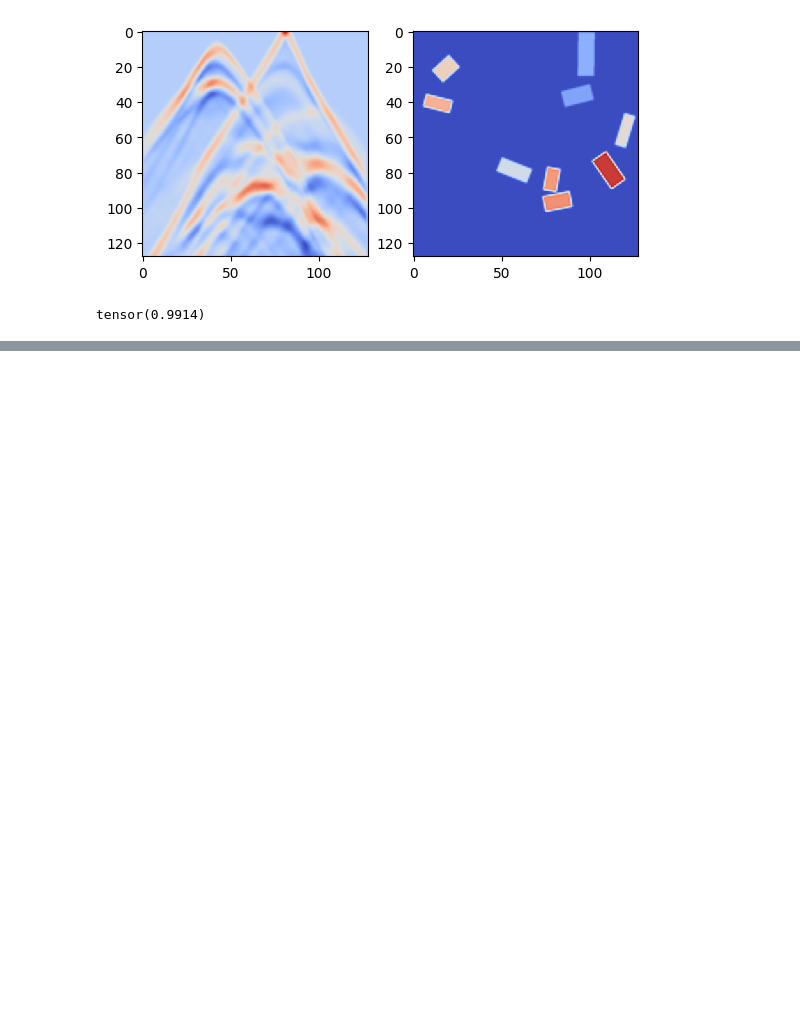
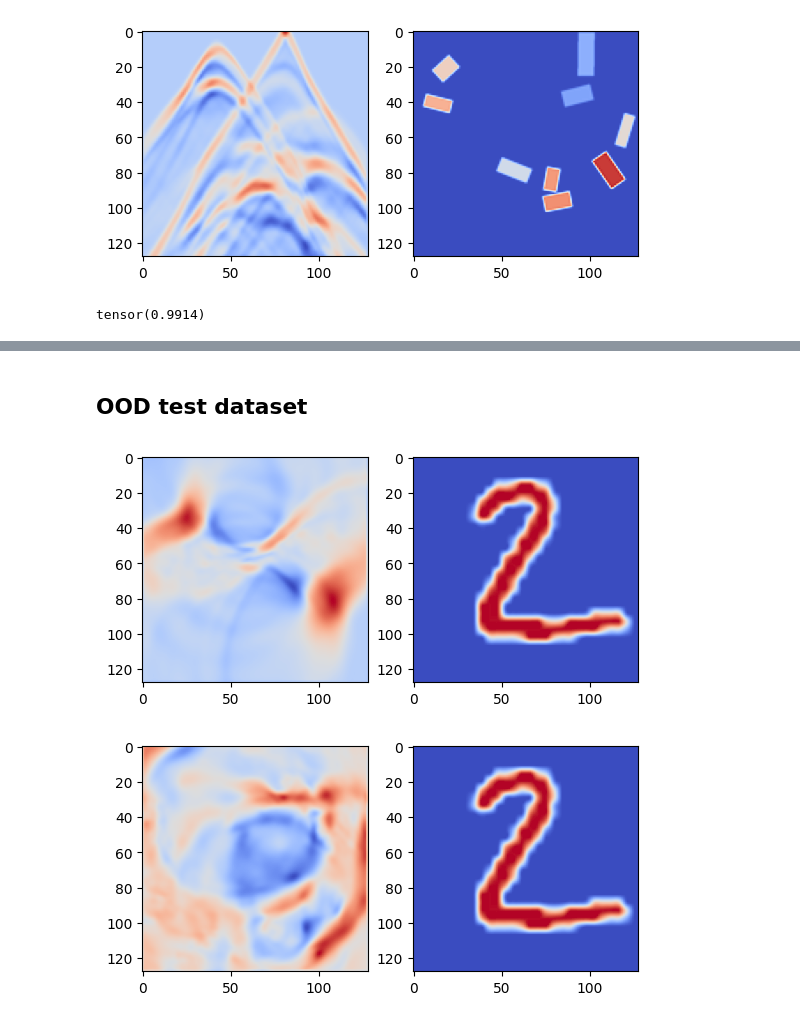
Before and after one commit to wavebench/wavebench, a Jupyter notebook: notebooks/demo-dataloaders-time-varying.ipynb, the cells around one changed output, grey strips where cells are left out. Saved outputs shown, nothing was run; the diff lists cells and outputs as text; code cells hidden in the pictures; blank space fills up the shorter version.

Commit message:
add ood dataloaders for is and rtc

```diff
--- a/notebooks/demo-dataloaders-time-varying.ipynb
+++ b/notebooks/demo-dataloaders-time-varying.ipynb
@@ -271 +271,25 @@ plt.savefig("is_demo.pdf", format="pdf", bbox_inches="tight")
 [figure]
+# %% [markdown]
+## OOD test dataset
+# %%
+from wavebench.dataloaders.rtc_loader import get_dataloaders_rtc_mnist
+import matplotlib.pyplot as plt
+
+rtc_mnist_loaders = {}
+
+for medium_type in ['gaussian_lens', 'gaussian_random_field']:
+  loaders = get_dataloaders_rtc_mnist(
+    medium_type=medium_type,
+  )
+
+  idx = 1
+  a, b = loaders.dataset.__getitem__(idx)
+
+  fig, axes = plt.subplots(1, 2)
+
+  axes[0].imshow(a.squeeze().numpy(), cmap='coolwarm')
+  axes[1].imshow(b.squeeze().numpy(), cmap='coolwarm')
+  rtc_mnist_loaders[medium_type] = loaders
+# %% [output]
+[figure, added]
+[figure, added]
```
Also changed, not shown: parts of 6 cells of this notebook, 4 other files.
